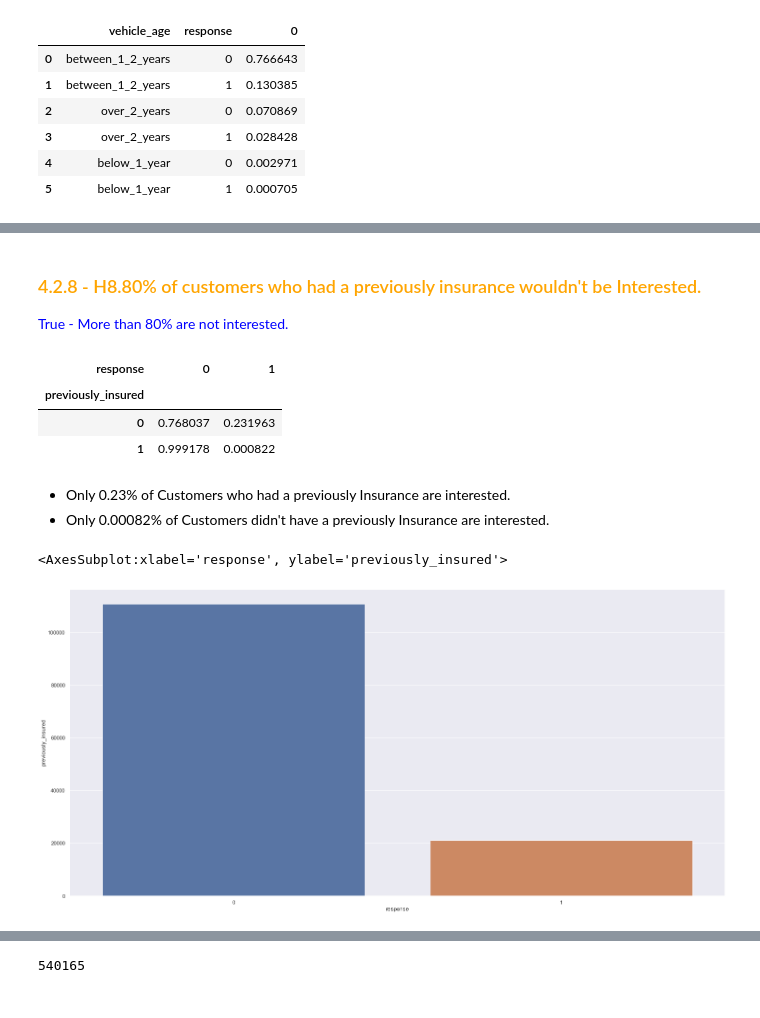
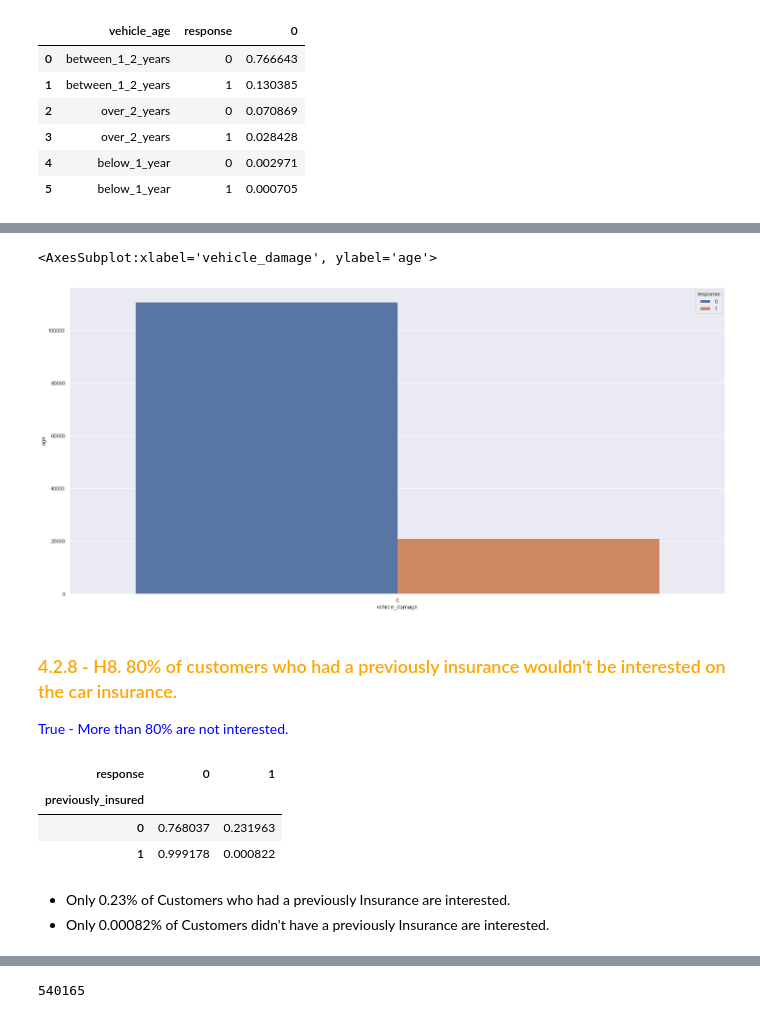
Before and after one commit to adrielepinto/health_insurance_cross_sell, a Jupyter notebook: notebooks/pa004.ipynb, the cells around one changed output, grey strips where cells are left out. Drawn from its saved outputs; the diff is of its cells as text; code cells hidden in the pictures.

```diff
--- a/notebooks/pa004.ipynb
+++ b/notebooks/pa004.ipynb
@@ -409,5 +450,11 @@ df4.head()
+# %%
+h = df4[['age', 'vehicle_damage', 'response']].groupby( ['vehicle_damage', 'response'] ).count().reset_index()
+sns.barplot(x='vehicle_damage', y='age', hue='response', data=h)
+# %% [output]
+<AxesSubplot:xlabel='vehicle_damage', ylabel='age'>
+[figure, added]
 # %% [markdown]
-### <font color='orange'>  4.2.8 - H8.80% of customers who had a previously insurance wouldn't be Interested.
+### <font color='orange'>  4.2.8 - H8. 80% of customers who had a previously insurance wouldn't be interested on the car insurance.
 <font color='blue'>    True - More than 80% are not interested.
 # %%
 h8 = pd.crosstab( df4['previously_insured'], df4['response'] ).apply( lambda x: x / x.sum(), axis=1)
@@ -417,11 +464,6 @@ h8.head()
 | previously_insured |  |  |
 | 0 | 0.768037 | 0.231963 |
 | 1 | 0.999178 | 0.000822 |
-# %% [markdown]
-- Only 0.23% of Customers who had a previously Insurance are interested.
-- Only 0.00082% of Customers didn't have a previously Insurance are interested.
-# %%
-sns.barplot(x='response', y='previously_insured', data=df4)
-# %% [output]
-<AxesSubplot:xlabel='response', ylabel='previously_insured'>
-[figure, removed]
+# %% [markdown]
+- Only 0.23% of Customers who had a previously Insurance are interested.
+- Only 0.00082% of Customers didn't have a previously Insurance are interested.
```
Also changed, not shown: parts of 36 cells of this notebook.
